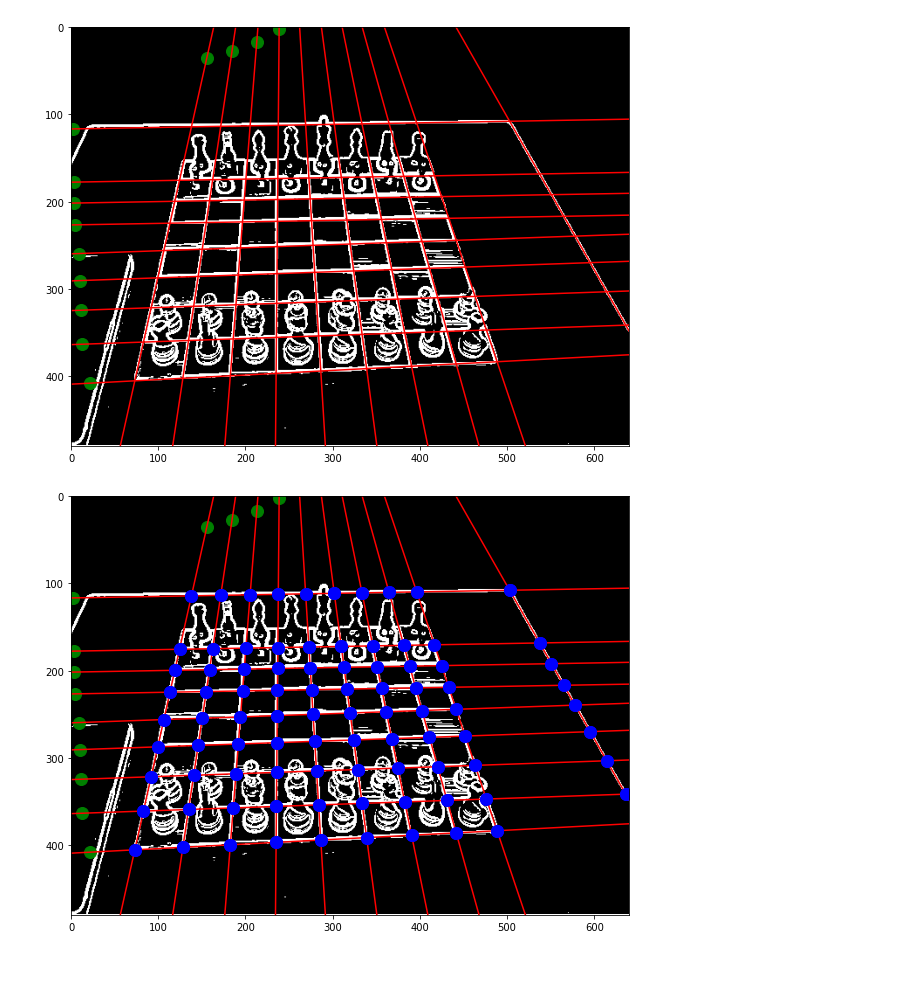
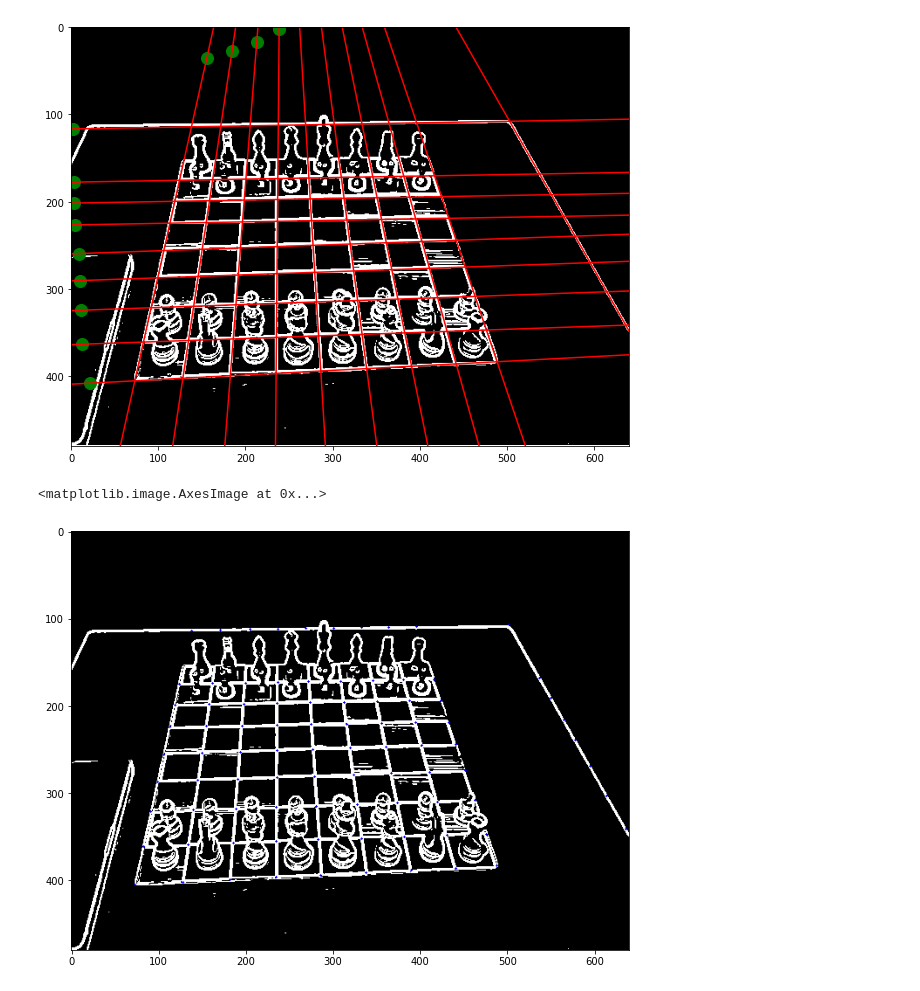
Before and after one commit to tniyer2/chess_image_detection, a Jupyter notebook: chess_detection.ipynb, the cells around one changed output. Cells and saved outputs as stored; diff of their text form; code cells hidden in the pictures.

```diff
--- a/chess_detection.ipynb
+++ b/chess_detection.ipynb
@@ -84,7 +84,7 @@ plt.imshow(out)
 # %% [output]
 "\ncontours, _ = cv2.findContours((gray >= filters.threshold_otsu(gray)).view('uint8'), cv2.RETR_EXTERNAL, cv2.CHAIN_APPROX_SIMPLE)\ncontours = contours.squeeze()\ncontour = max(contours, key=cv2.cont ...
 # %%
-def plot_lines_hough(im, angles, dists, intersection_points=[]):
+def plot_lines_hough(im, angles, dists, intersections=[], pyplot=True):
     """
     Plots an image (im) and then draws the lines as given by the angles (in radians)
     and distances from (0,0).
@@ -92,19 +92,31 @@ def plot_lines_hough(im, angles, dists, intersection_points=[]):
     h,w = im.shape
 
     # Plot the image and force the limits on the axes
-    plt.imshow(im)
-    plt.xlim((0, w))
-    plt.ylim((h, 0))
+    if pyplot:
+        plt.imshow(im)
+        plt.xlim((0, w))
+        plt.ylim((h, 0))
+    else:
+        im = (color.gray2rgb(im) * 255).round().astype('uint8')
+
+    xs = dists * np.cos(angles)
+    ys = dists * np.sin(angles)
 
     # Plot the lines
-    xs = dists * np.cos(angles)
-    ys = dists * np.sin(angles)
     for x, y, angle in zip(xs, ys, angles):
-        plt.plot(x, y, color='green', marker='o', linestyle='dashed', linewidth=2, markersize=12)
-        plt.axline((x, y), slope=np.tan(angle + np.pi/2), color='red')
+        if pyplot:
+            plt.plot(x, y, color='green', marker='o', linestyle='dashed', linewidth=2, markersize=12)
+            plt.axline((x, y), slope=np.tan(angle + np.pi/2), color='red')
 
-    for x, y in intersection_points:
-        plt.plot(x, y, color='blue', marker='o', linestyle='dashed', linewidth=2, markersize=12)
+    # Plot the intersections
+    for x, y in intersections:
+        if pyplot:
+            plt.plot(x, y, color='blue', marker='o', linestyle='dashed', linewidth=2, markersize=12)
+        else:
+            cv2.circle(im, (int(x), int(y)), 1, (0, 0, 255), -1)
+
+    if not pyplot:
+        return im
 # %%
 im = io.imread('chess_board_images/starting_chess_position_2.jpg')
 im = cv2.resize(im, (640, 480))
@@ -151,7 +163,7 @@ Splits lines into horizontal lines and vertical lines.
 def split_lines(angles, distances):
     assert len(angles) == len(distances)
 
-    if len(angles) < 2:
+    if len(angles) < 4:
         return [], [], [], []
 
     sorted_indices, angles = zip(*sorted(enumerate(angles), key=lambda x: x[1]))
@@ -162,7 +174,8 @@ def split_lines(angles, distances):
     copy.pop(max_index_1)
     max_index_2 = angle_diffs.index(max(copy))
 
-    assert max_index_1 != max_index_2
+    if max_index_1 == max_index_2:
+        return [], [], [], []
 
     if (max_index_2 < max_index_1):
         temp = max_index_1
@@ -217,10 +230,13 @@ def find_intersections(h_angles, h_distances, v_angles, v_distances):
     return intersections
 # %%
 intersections = find_intersections(h_angles, h_distances, v_angles, v_distances)
-plot_lines_hough(thresh, h_angles, h_distances, intersections)
-plot_lines_hough(thresh, v_angles, v_distances, intersections)
+
+plt.imshow(
+    plot_lines_hough(thresh, angles2, distances2, intersections, pyplot=False)
+)
 # %% [output]
+<matplotlib.image.AxesImage at 0x...>
-[figure, old version]
+[figure, new version]
 # %%
 from ImageProcessingF2021.video import run_video
 # %%
```
Also changed, not shown: parts of 1 cell of this notebook.
